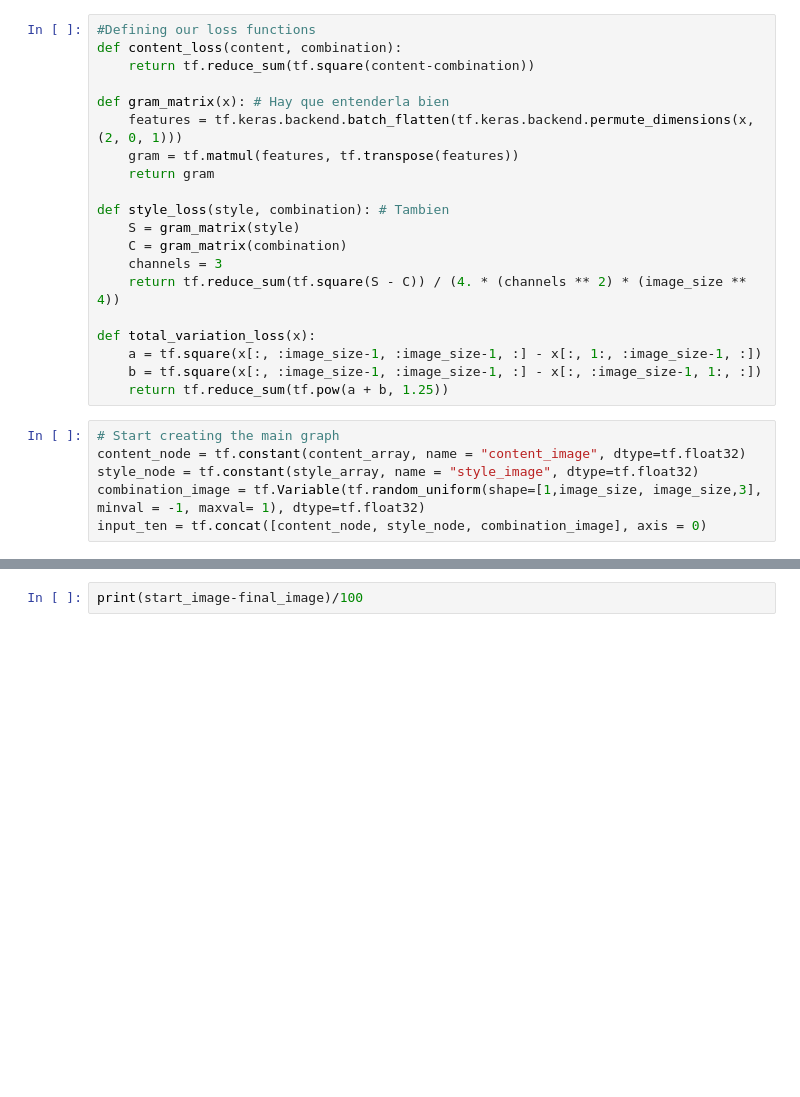
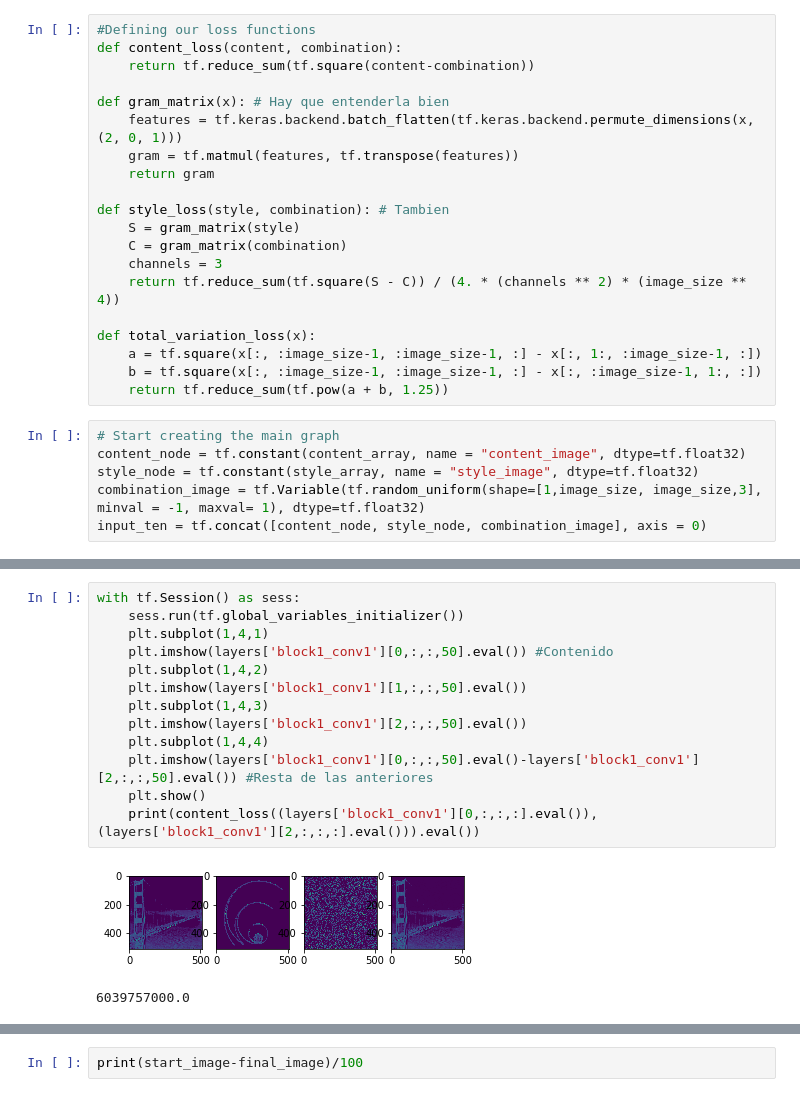
Before and after one commit to mariaicarrasco/style_transfer_2018, a Jupyter notebook: Style transfer methods-Copy1.ipynb, the cells around one changed output, grey strips where cells are left out. Cells and saved outputs as stored; diff of their text form; blank space fills up the shorter version.

```diff
--- a/Style transfer methods-Copy1.ipynb
+++ b/Style transfer methods-Copy1.ipynb
@@ -111,0 +156,16 @@ loss = loss + total_variation_weight * total_variation_loss(combination_image)
+# %%
+with tf.Session() as sess:
+    sess.run(tf.global_variables_initializer())
+    plt.subplot(1,4,1)
+    plt.imshow(layers['block1_conv1'][0,:,:,50].eval()) #Contenido
+    plt.subplot(1,4,2)
+    plt.imshow(layers['block1_conv1'][1,:,:,50].eval())
+    plt.subplot(1,4,3)
+    plt.imshow(layers['block1_conv1'][2,:,:,50].eval())
+    plt.subplot(1,4,4)
+    plt.imshow(layers['block1_conv1'][0,:,:,50].eval()-layers['block1_conv1'][2,:,:,50].eval()) #Resta de las anteriores
+    plt.show()
+    print(content_loss((layers['block1_conv1'][0,:,:,:].eval()), (layers['block1_conv1'][2,:,:,:].eval())).eval())
+# %% [output]
+[figure, added]
+6039757000.0
```
Also changed, not shown: parts of 9 cells of this notebook, 1 other file.
